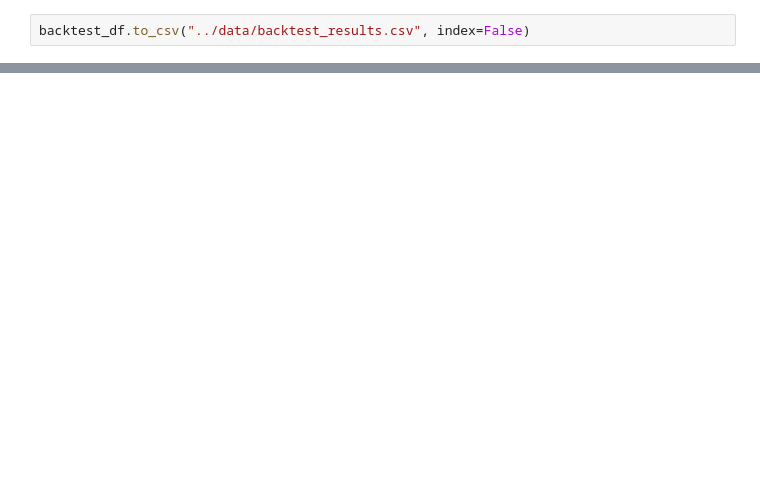
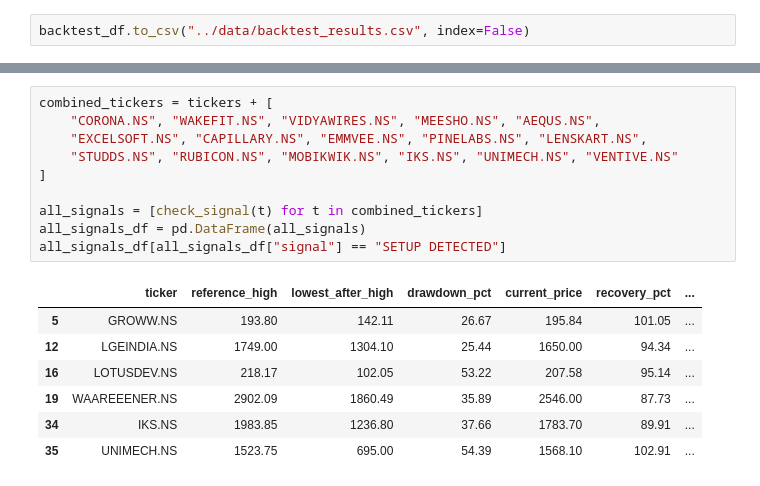
Before and after one commit to kartik-86/Equity-Signal, a Jupyter notebook: notebooks/01_explore_data.ipynb, the cells around one changed output, grey strips where cells are left out. Drawn from its saved outputs; the diff is of its cells as text; blank space fills up the shorter version.

```diff
--- a/notebooks/01_explore_data.ipynb
+++ b/notebooks/01_explore_data.ipynb
@@ -334,0 +383,18 @@ backtest_df.to_csv("../data/backtest_results.csv", index=False)
+# %%
+combined_tickers = tickers + [
+    "CORONA.NS", "WAKEFIT.NS", "VIDYAWIRES.NS", "MEESHO.NS", "AEQUS.NS",
+    "EXCELSOFT.NS", "CAPILLARY.NS", "EMMVEE.NS", "PINELABS.NS", "LENSKART.NS",
+    "STUDDS.NS", "RUBICON.NS", "MOBIKWIK.NS", "IKS.NS", "UNIMECH.NS", "VENTIVE.NS"
+]
+
+all_signals = [check_signal(t) for t in combined_tickers]
+all_signals_df = pd.DataFrame(all_signals)
+all_signals_df[all_signals_df["signal"] == "SETUP DETECTED"]
+# %% [output]
+|  | ticker | reference_high | lowest_after_high | drawdown_pct | current_price | recovery_pct | ... |
+| 5 | GROWW.NS | 193.80 | 142.11 | 26.67 | 195.84 | 101.05 | ... |
+| 12 | LGEINDIA.NS | 1749.00 | 1304.10 | 25.44 | 1650.00 | 94.34 | ... |
+| 16 | LOTUSDEV.NS | 218.17 | 102.05 | 53.22 | 207.58 | 95.14 | ... |
+| 19 | WAAREEENER.NS | 2902.09 | 1860.49 | 35.89 | 2546.00 | 87.73 | ... |
+| 34 | IKS.NS | 1983.85 | 1236.80 | 37.66 | 1783.70 | 89.91 | ... |
+| 35 | UNIMECH.NS | 1523.75 | 695.00 | 54.39 | 1568.10 | 102.91 | ... |
```
Also changed, not shown: parts of 5 cells of this notebook, 1 other file.
